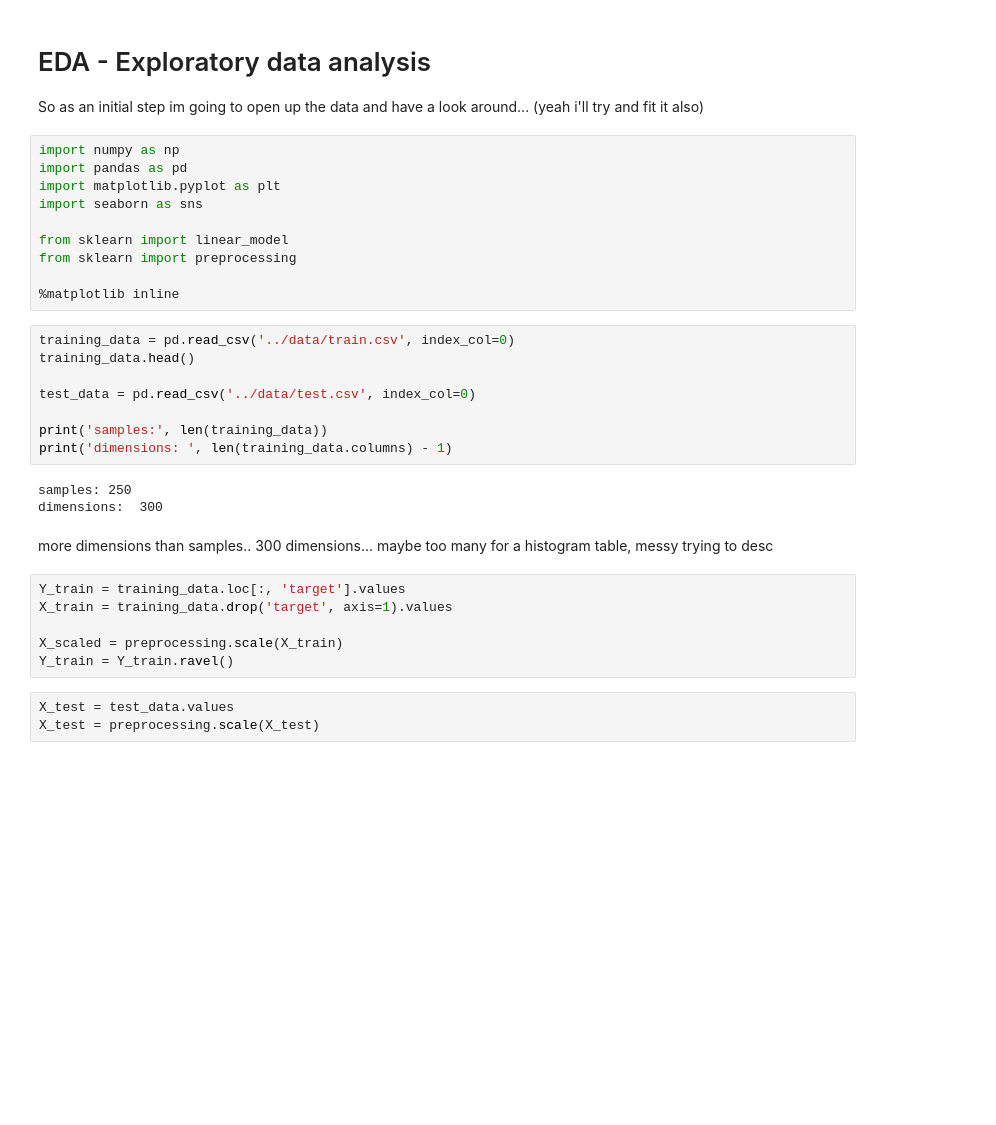
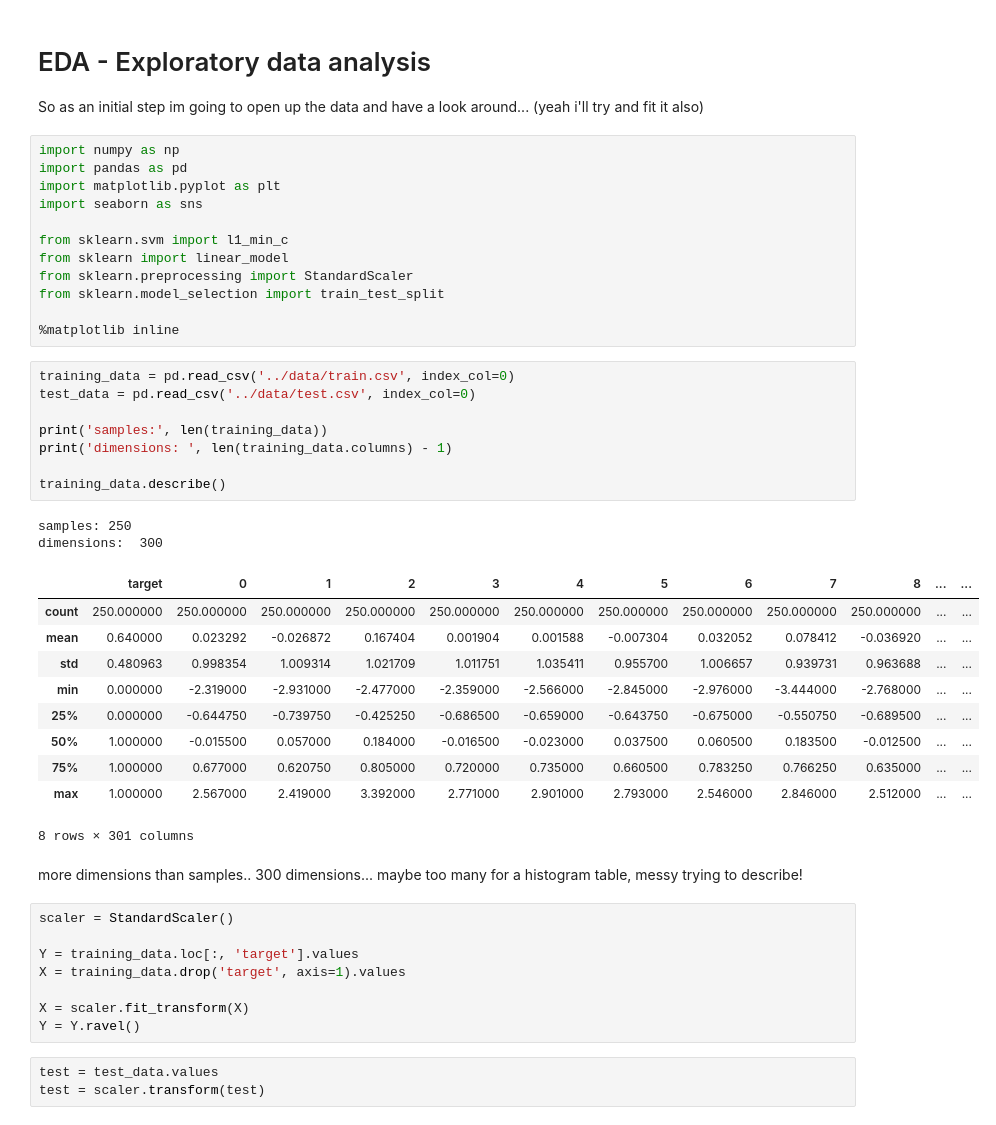
Before and after one commit to georgelil/kaggle_dont_overfit_II, a Jupyter notebook: models/eda.ipynb, the cells around one changed output. Drawn from its saved outputs; the diff is of its cells as text; blank space fills up the shorter version.

```diff
--- a/models/eda.ipynb
+++ b/models/eda.ipynb
@@ -8,30 +8,44 @@ import pandas as pd
 import matplotlib.pyplot as plt
 import seaborn as sns
 
+from sklearn.svm import l1_min_c
 from sklearn import linear_model
-from sklearn import preprocessing
+from sklearn.preprocessing import StandardScaler
+from sklearn.model_selection import train_test_split
 
 %matplotlib inline
 # %%
 training_data = pd.read_csv('../data/train.csv', index_col=0)
-training_data.head()
-
 test_data = pd.read_csv('../data/test.csv', index_col=0)
 
 print('samples:', len(training_data))
 print('dimensions: ', len(training_data.columns) - 1)
+
+training_data.describe()
 # %% [output]
 samples: 250
 dimensions:  300
+|  | target | 0 | 1 | 2 | 3 | 4 | 5 | 6 | 7 | 8 | ... | ... |
+| count | 250.000000 | 250.000000 | 250.000000 | 250.000000 | 250.000000 | 250.000000 | 250.000000 | 250.000000 | 250.000000 | 250.000000 | ... | ... |
+| mean | 0.640000 | 0.023292 | -0.026872 | 0.167404 | 0.001904 | 0.001588 | -0.007304 | 0.032052 | 0.078412 | -0.036920 | ... | ... |
+| std | 0.480963 | 0.998354 | 1.009314 | 1.021709 | 1.011751 | 1.035411 | 0.955700 | 1.006657 | 0.939731 | 0.963688 | ... | ... |
+| min | 0.000000 | -2.319000 | -2.931000 | -2.477000 | -2.359000 | -2.566000 | -2.845000 | -2.976000 | -3.444000 | -2.768000 | ... | ... |
+| 25% | 0.000000 | -0.644750 | -0.739750 | -0.425250 | -0.686500 | -0.659000 | -0.643750 | -0.675000 | -0.550750 | -0.689500 | ... | ... |
+| 50% | 1.000000 | -0.015500 | 0.057000 | 0.184000 | -0.016500 | -0.023000 | 0.037500 | 0.060500 | 0.183500 | -0.012500 | ... | ... |
+| 75% | 1.000000 | 0.677000 | 0.620750 | 0.805000 | 0.720000 | 0.735000 | 0.660500 | 0.783250 | 0.766250 | 0.635000 | ... | ... |
+| max | 1.000000 | 2.567000 | 2.419000 | 3.392000 | 2.771000 | 2.901000 | 2.793000 | 2.546000 | 2.846000 | 2.512000 | ... | ... |
+8 rows × 301 columns
 # %% [markdown]
 more dimensions than samples..
-300 dimensions... maybe too many for a histogram table, messy trying to desc
+300 dimensions... maybe too many for a histogram table, messy trying to describe!
 # %%
-Y_train = training_data.loc[:, 'target'].values
-X_train = training_data.drop('target', axis=1).values
+scaler = StandardScaler()
 
-X_scaled = preprocessing.scale(X_train)
-Y_train = Y_train.ravel()
+Y = training_data.loc[:, 'target'].values
+X = training_data.drop('target', axis=1).values
+
+X = scaler.fit_transform(X)
+Y = Y.ravel()
-# %%
-X_test = test_data.values
-X_test = preprocessing.scale(X_test)
+# %%
+test = test_data.values
+test = scaler.transform(test)
```
Also changed, not shown: parts of 9 cells of this notebook, 4 other files.
